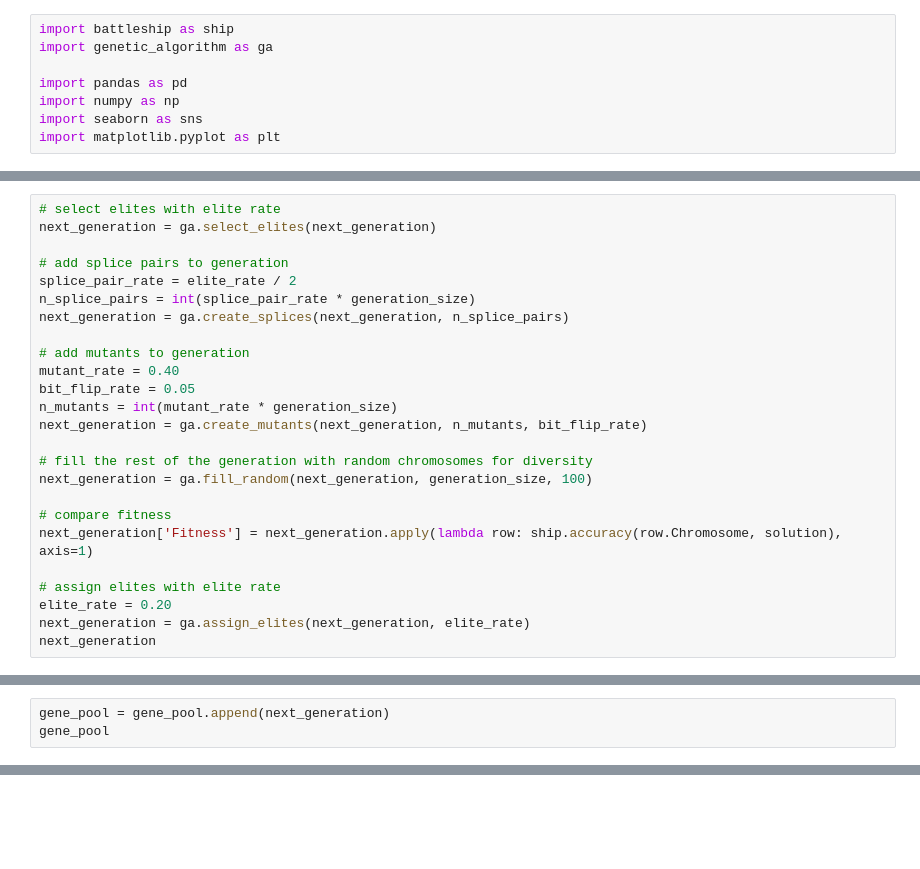
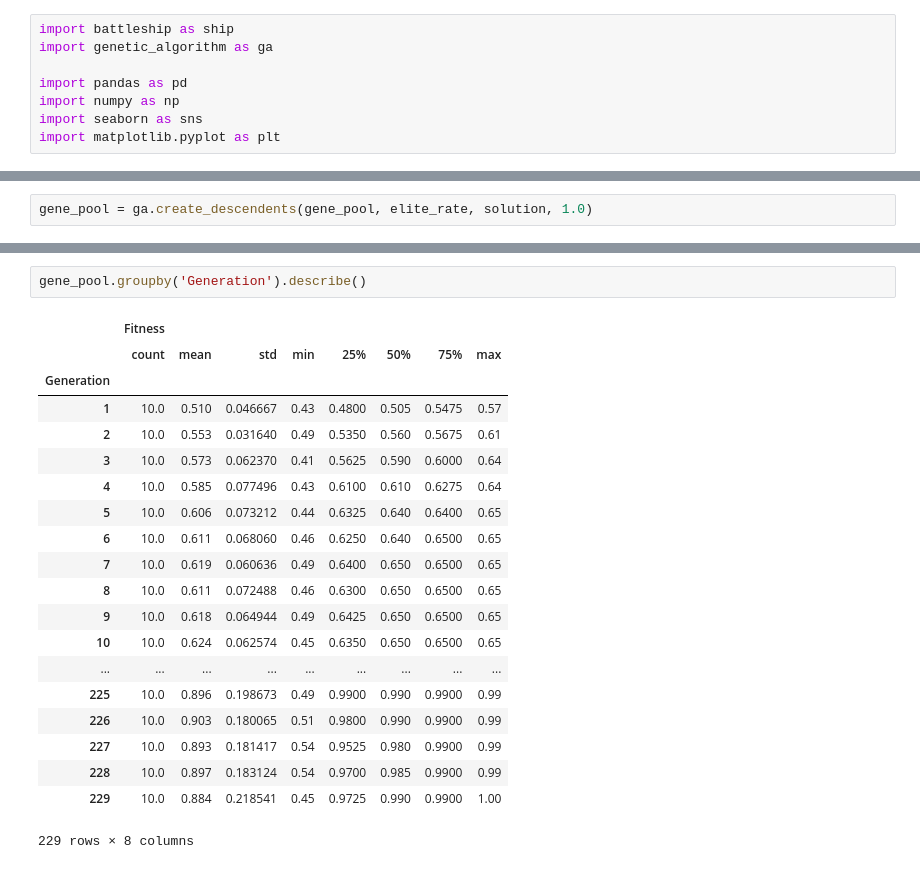
Before and after one commit to acdick/understanding_genetic_algorithms, a Jupyter notebook: Source/evolution_sank_my_battleship.ipynb, the cells around one changed output, grey strips where cells are left out. Drawn from its saved outputs; the diff is of its cells as text; blank space fills up the shorter version.

Commit message:
added create descendents function

```diff
--- a/Source/evolution_sank_my_battleship.ipynb
+++ b/Source/evolution_sank_my_battleship.ipynb
@@ -59,25 +67,0 @@ gene_pool.describe()
-# %%
-# select elites with elite rate
-next_generation = ga.select_elites(next_generation)
-
-# add splice pairs to generation
-splice_pair_rate = elite_rate / 2
-n_splice_pairs = int(splice_pair_rate * generation_size)
-next_generation = ga.create_splices(next_generation, n_splice_pairs)
-
-# add mutants to generation
-mutant_rate = 0.40
-bit_flip_rate = 0.05
-n_mutants = int(mutant_rate * generation_size)
-next_generation = ga.create_mutants(next_generation, n_mutants, bit_flip_rate)
-
-# fill the rest of the generation with random chromosomes for diversity
-next_generation = ga.fill_random(next_generation, generation_size, 100)
-
-# compare fitness
-next_generation['Fitness'] = next_generation.apply(lambda row: ship.accuracy(row.Chromosome, solution), axis=1)
-
-# assign elites with elite rate
-elite_rate = 0.20
-next_generation = ga.assign_elites(next_generation, elite_rate)
-next_generation
@@ -96,3 +67,0 @@ next_generation
-# %%
-gene_pool = gene_pool.append(next_generation)
-gene_pool
@@ -117,0 +68,2 @@ gene_pool
+# %%
+gene_pool = ga.create_descendents(gene_pool, elite_rate, solution, 1.0)
@@ -117,0 +109,23 @@ gene_pool
+# %%
+gene_pool.groupby('Generation').describe()
+# %% [output]
+|  | Fitness |  |  |  |  |  |  |  |
+|  | count | mean | std | min | 25% | 50% | 75% | max |
+| Generation |  |  |  |  |  |  |  |  |
+| 1 | 10.0 | 0.510 | 0.046667 | 0.43 | 0.4800 | 0.505 | 0.5475 | 0.57 |
+| 2 | 10.0 | 0.553 | 0.031640 | 0.49 | 0.5350 | 0.560 | 0.5675 | 0.61 |
+| 3 | 10.0 | 0.573 | 0.062370 | 0.41 | 0.5625 | 0.590 | 0.6000 | 0.64 |
+| 4 | 10.0 | 0.585 | 0.077496 | 0.43 | 0.6100 | 0.610 | 0.6275 | 0.64 |
+| 5 | 10.0 | 0.606 | 0.073212 | 0.44 | 0.6325 | 0.640 | 0.6400 | 0.65 |
+| 6 | 10.0 | 0.611 | 0.068060 | 0.46 | 0.6250 | 0.640 | 0.6500 | 0.65 |
+| 7 | 10.0 | 0.619 | 0.060636 | 0.49 | 0.6400 | 0.650 | 0.6500 | 0.65 |
+| 8 | 10.0 | 0.611 | 0.072488 | 0.46 | 0.6300 | 0.650 | 0.6500 | 0.65 |
+| 9 | 10.0 | 0.618 | 0.064944 | 0.49 | 0.6425 | 0.650 | 0.6500 | 0.65 |
+| 10 | 10.0 | 0.624 | 0.062574 | 0.45 | 0.6350 | 0.650 | 0.6500 | 0.65 |
+| ... | ... | ... | ... | ... | ... | ... | ... | ... |
+| 225 | 10.0 | 0.896 | 0.198673 | 0.49 | 0.9900 | 0.990 | 0.9900 | 0.99 |
+| 226 | 10.0 | 0.903 | 0.180065 | 0.51 | 0.9800 | 0.990 | 0.9900 | 0.99 |
+| 227 | 10.0 | 0.893 | 0.181417 | 0.54 | 0.9525 | 0.980 | 0.9900 | 0.99 |
+| 228 | 10.0 | 0.897 | 0.183124 | 0.54 | 0.9700 | 0.985 | 0.9900 | 0.99 |
+| 229 | 10.0 | 0.884 | 0.218541 | 0.45 | 0.9725 | 0.990 | 0.9900 | 1.00 |
+229 rows × 8 columns
```
Also changed, not shown: parts of 7 cells of this notebook, 1 other file.
